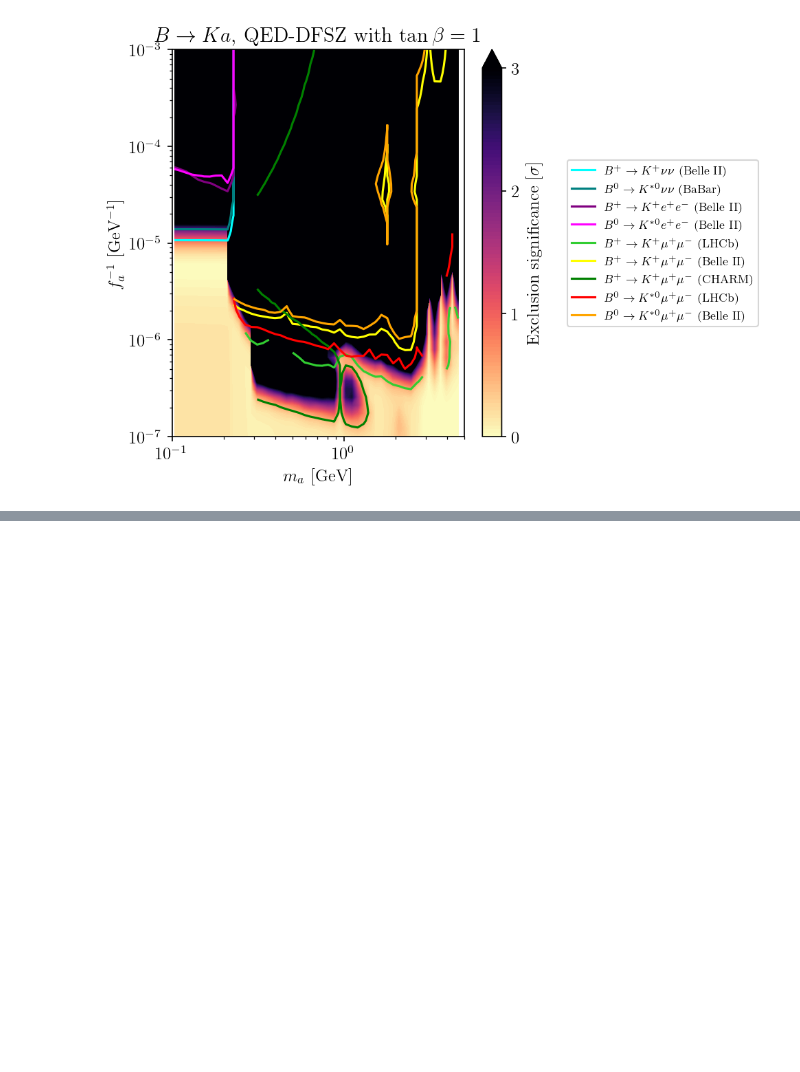
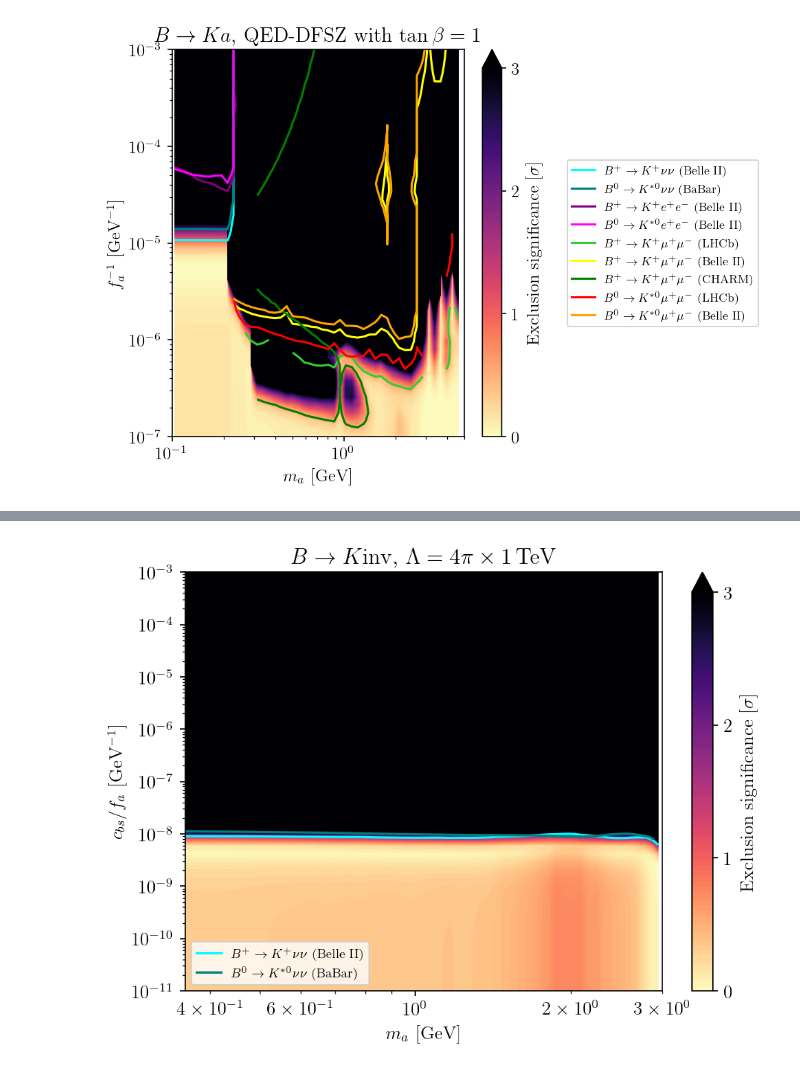
Before and after one commit to alp-aca/alp-aca, a Jupyter notebook: tutorials/10_bka.ipynb, the cells around one changed output, grey strips where cells are left out. Drawn from its saved outputs; the diff is of its cells as text; code cells hidden in the pictures; blank space fills up the shorter version.

```diff
--- a/tutorials/10_bka.ipynb
+++ b/tutorials/10_bka.ipynb
@@ -152,0 +189,32 @@ plt.tight_layout()
+# %%
+ma = np.linspace(mK-mpi0, 3.0, 50)
+couplings = [ALPcouplings({'cdR': np.matrix([[0, 0, 0], [0, 0, cdR], [0, 0, 0]])}, scale=4*np.pi*1000, basis='derivative_above').match_run(5.0, 'VA_below', 'leadinglog') for cdR in np.logspace(-8, 0, 50)]
+x_ma, y_couplings = np.meshgrid(ma, couplings)
+x_ma, y_cdR = np.meshgrid(ma, np.logspace(-8, 0, 50))
+# %%
+chi2 = get_chi2(['B+ -> K+ a', 'B0 -> K*0 a'], x_ma, y_couplings, 1000, br_dark = 0.0, integrator='no_rge')
+# %%
+plt.figure(dpi=150)
+colors = {('B+ -> K+ a', 'Belle II'): 'cyan', ('B0 -> K*0 a', 'BaBar'): 'teal', ('B+ -> K+ e e', 'Belle II'): 'purple', ('B0 -> K*0 e e', 'Belle II'): 'magenta', ('B+ -> K+ mu mu', 'LHCb'): 'limegreen', ('B+ -> K+ mu mu', 'Belle II'): 'yellow', ('B+ -> K+ mu mu', 'CHARM'): 'green', ('B0 -> K*0 mu mu', 'LHCb'): 'red', ('B0 -> K*0 mu mu', 'Belle II'): 'orange'}
+tex = {'B+ -> K+ a': r'$B^+ \to K^+ \nu \nu$', 'B0 -> K*0 a': r'$B^0 \to K^{*0} \nu \nu$', 'B+ -> K+ e e': r'$B^+ \to K^+ e^+ e^-$', 'B0 -> K*0 e e': r'$B^0 \to K^{*0} e^+ e^-$', 'B+ -> K+ mu mu': r'$B^+ \to K^+ \mu^+ \mu^-$', 'B0 -> K*0 mu mu': r'$B^0 \to K^{*0} \mu^+ \mu^-$'}
+legend_elements = []
+pl = plt.contourf(x_ma, y_cdR/fa, nsigmas(chi2[('', 'Global')],2), levels=list(np.linspace(0, 3, 100)), cmap='magma_r', vmax=3, extend='max')
+for observable, chi2_obs in chi2.items():
+    if observable == ('', 'Global'):
+        break
+    plt.contour(x_ma, y_cdR/fa, nsigmas(chi2_obs, 2), levels=[2], colors = colors[observable])
+    legend_elements.append(plt.Line2D([0], [0], color=colors[observable], label=tex[observable[0]] + ' (' + observable[1] + ')'))
+ax = plt.gca()
+ax.set_xscale('log')
+ax.set_yscale('log')
+cb = plt.colorbar(pl, extend='max')
+cb.set_label(r'Exclusion significance [$\sigma$]')
+cb.set_ticks([0, 1, 2, 3])
+plt.xlabel(r'$m_a$ [GeV]')
+plt.ylabel(r'$c_{bs}/f_a$ [GeV$^{-1}$]')
+#plt.xlim(1e-5, 1.0)
+plt.title(r'$B \to K \mathrm{inv}$, $\Lambda = 4\pi\times 1\,\mathrm{TeV}$')
+plt.legend(handles = legend_elements, loc='lower left', fontsize=8)
+plt.tight_layout()
+# %% [output]
+[figure, added]
```
Also changed, not shown: parts of 7 cells of this notebook.
